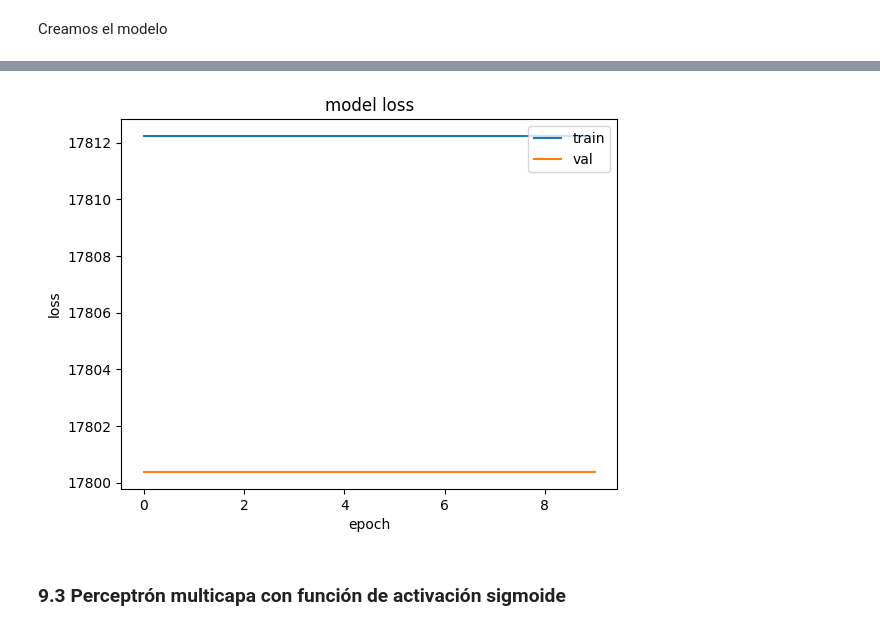
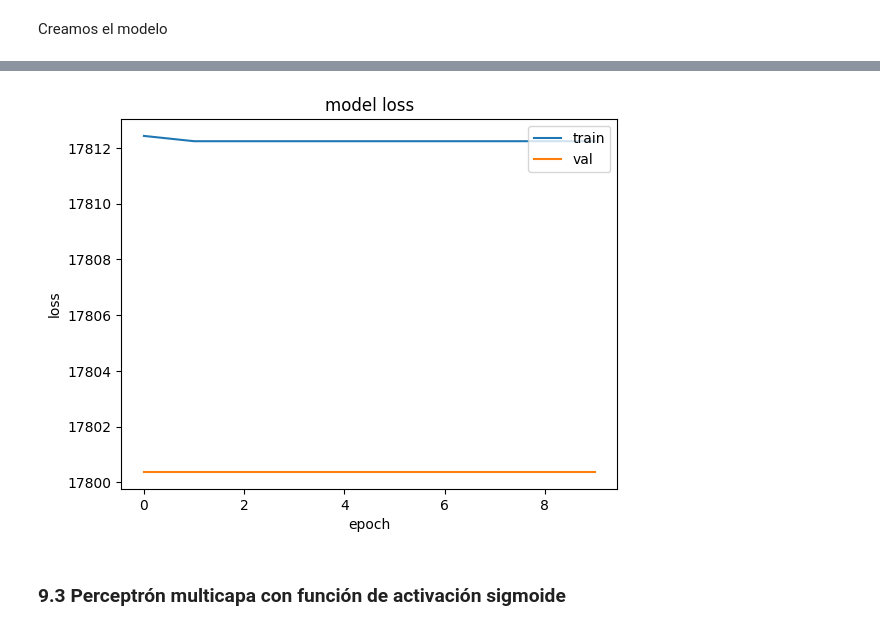
Before and after one commit to cabamarcos/Gas-Turbine-Emission-Prediction, a Jupyter notebook: P1_RRNN.ipynb, the cells around one changed output, grey strips where cells are left out. Drawn from its saved outputs; the diff is of its cells as text; code cells hidden in the pictures.

```diff
--- a/P1_RRNN.ipynb
+++ b/P1_RRNN.ipynb
@@ -501,10 +502,10 @@ def create_PM_relu(num_hidden_neurons = 50):
   model.add(Dense(1,activation='sigmoid'))
   return model
 
-model_relu = create_PM_relu(10)
+model_relu = create_PM_relu(20)
 # %%
 # CONFIGURAR MODELO Y ENTRENAMIENTO
-lr = 0.8 # razon de aprendizaje
+lr = 0.2 # razon de aprendizaje
 epochs = 10 # numero de ciclos que se quiere realizar en el entrenamiento
 batch_size=32 # ¡¡¡¡¡¡ no cambiar este valor !!!!!!!!!!!!!!
 # Para poder ver la curva de validación hay que poner validation_freq=1. Tarda más
@@ -544,4 +545,4 @@ Epoch 10/10
-[figure, old version]
+[figure, new version]
 # %% [markdown]
 ### 9.3 Perceptrón multicapa con función de activación sigmoide
 # %% [markdown]
```
Also changed, not shown: parts of 12 cells of this notebook.
